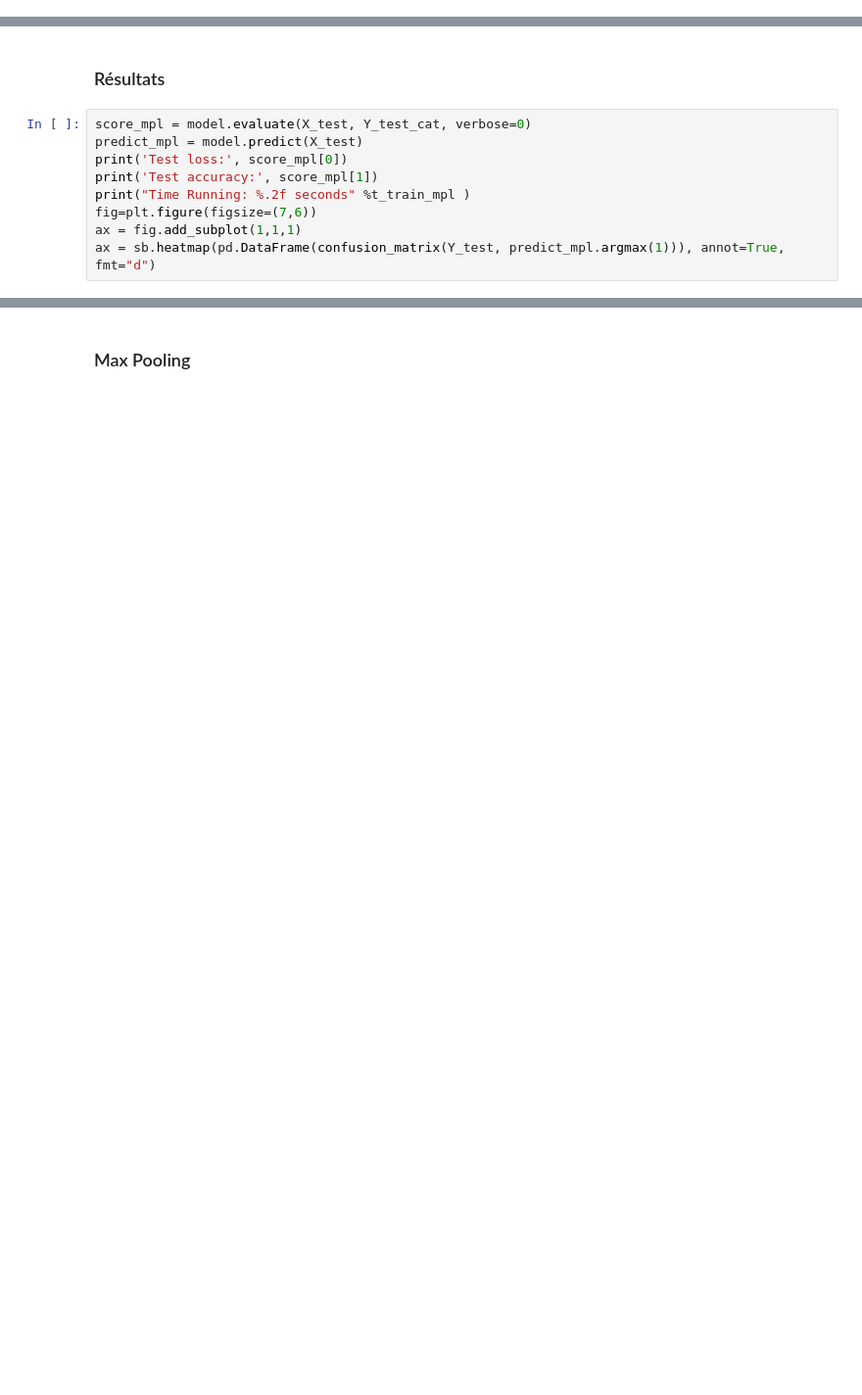
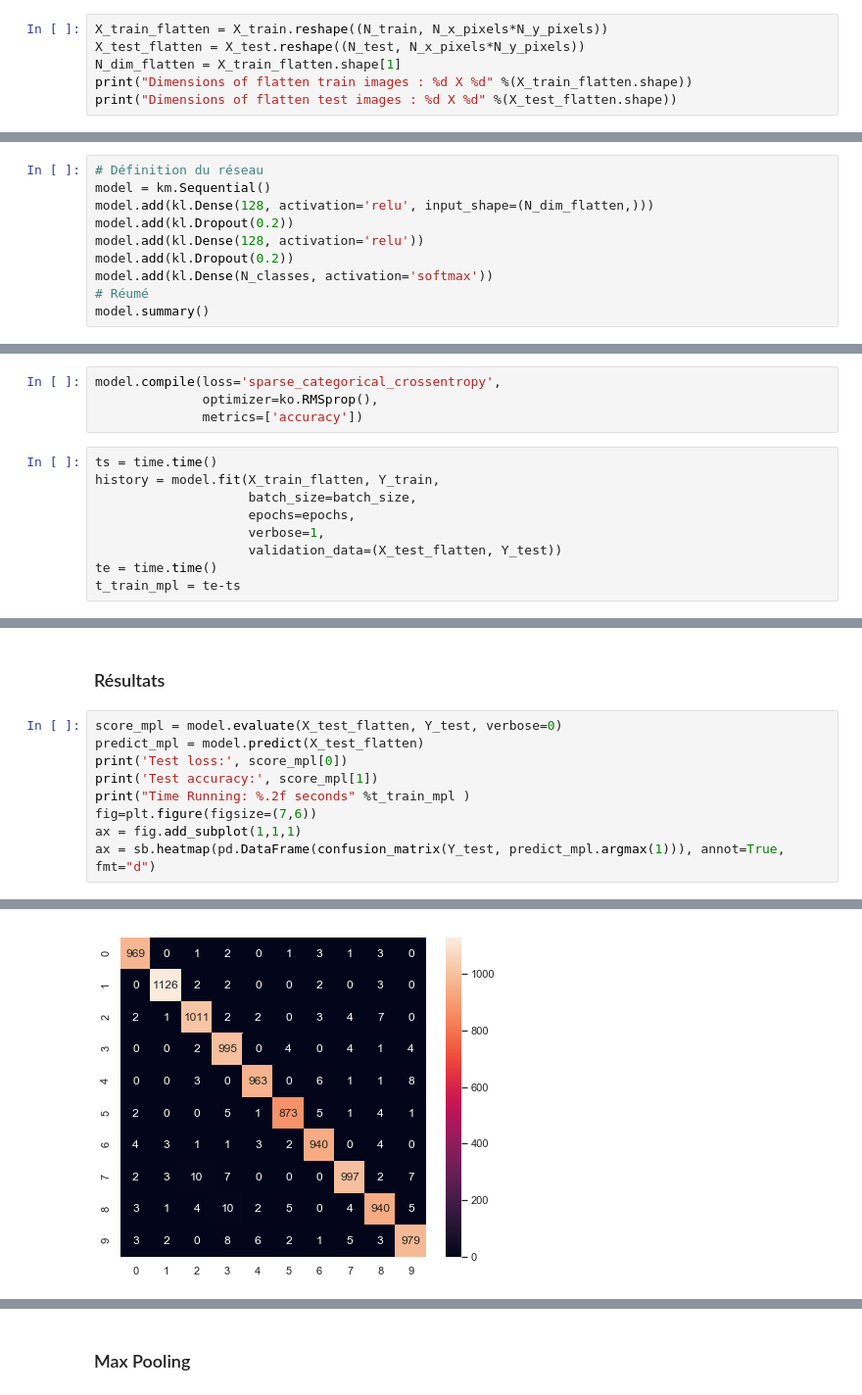
Before and after one commit to wikistat/High-Dimensional-Deep-Learning, a Jupyter notebook: ImageClassification/Atelier-keras-MNIST.ipynb, the cells around one changed output, grey strips where cells are left out. Shown: that part at 98% size. Saved outputs shown, nothing was run; the diff lists cells and outputs as text; blank space fills up the shorter version.

```diff
--- a/ImageClassification/Atelier-keras-MNIST.ipynb
+++ b/ImageClassification/Atelier-keras-MNIST.ipynb
@@ -112,0 +100,6 @@ t_train_mpl = te-ts
+# %%
+X_train_flatten = X_train.reshape((N_train, N_x_pixels*N_y_pixels))
+X_test_flatten = X_test.reshape((N_test, N_x_pixels*N_y_pixels))
+N_dim_flatten = X_train_flatten.shape[1]
+print("Dimensions of flatten train images : %d X %d" %(X_train_flatten.shape))
+print("Dimensions of flatten test images : %d X %d" %(X_test_flatten.shape))
@@ -112,0 +111,10 @@ t_train_mpl = te-ts
+# %%
+# Définition du réseau
+model = km.Sequential()
+model.add(kl.Dense(128, activation='relu', input_shape=(N_dim_flatten,)))
+model.add(kl.Dropout(0.2))
+model.add(kl.Dense(128, activation='relu'))
+model.add(kl.Dropout(0.2))
+model.add(kl.Dense(N_classes, activation='softmax'))
+# Réumé
+model.summary()
@@ -112,0 +150,13 @@ t_train_mpl = te-ts
+# %%
+model.compile(loss='sparse_categorical_crossentropy',
+              optimizer=ko.RMSprop(),
+              metrics=['accuracy'])
+# %%
+ts = time.time()
+history = model.fit(X_train_flatten, Y_train,
+                    batch_size=batch_size,
+                    epochs=epochs,
+                    verbose=1,
+                    validation_data=(X_test_flatten, Y_test))
+te = time.time()
+t_train_mpl = te-ts
@@ -113,11 +181,12 @@ t_train_mpl = te-ts
 # %% [markdown]
 ### Résultats
 # %%
-score_mpl = model.evaluate(X_test, Y_test_cat, verbose=0)
-predict_mpl = model.predict(X_test)
+score_mpl = model.evaluate(X_test_flatten, Y_test, verbose=0)
+predict_mpl = model.predict(X_test_flatten)
 print('Test loss:', score_mpl[0])
 print('Test accuracy:', score_mpl[1])
 print("Time Running: %.2f seconds" %t_train_mpl )
 fig=plt.figure(figsize=(7,6))
 ax = fig.add_subplot(1,1,1)
 ax = sb.heatmap(pd.DataFrame(confusion_matrix(Y_test, predict_mpl.argmax(1))), annot=True, fmt="d")
+# %% [output]
@@ -123,0 +196 @@ ax = sb.heatmap(pd.DataFrame(confusion_matrix(Y_test, predict_mpl.argmax(1))), a
+[figure, added]
```
Also changed, not shown: parts of 84 cells of this notebook, 2 other files.
